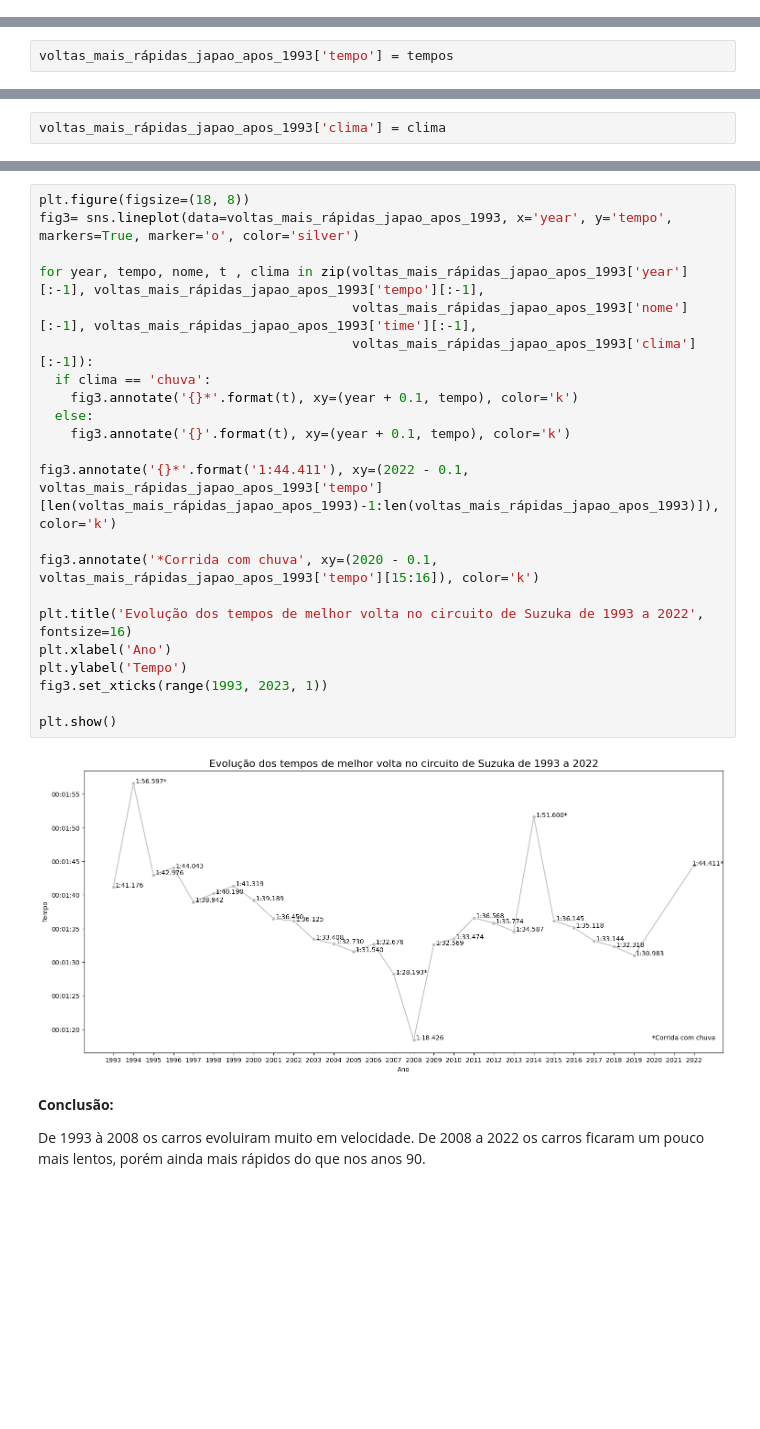
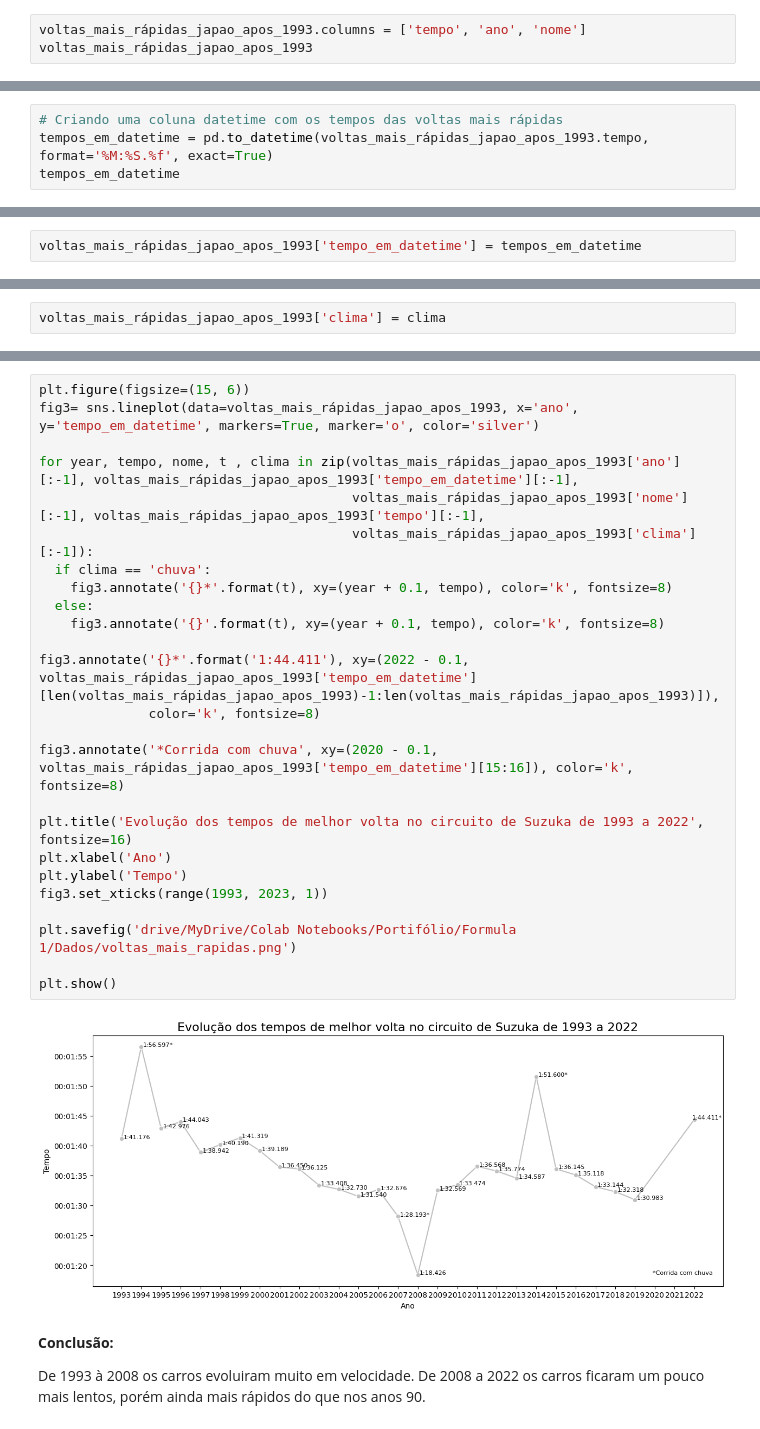
Before and after one commit to ewerton-lemes/Analise_de_dados_da_F1, a Jupyter notebook: Análise_de_dados_da_Formula_1.ipynb, the cells around one changed output, grey strips where cells are left out. Saved outputs shown, nothing was run; the diff lists cells and outputs as text; blank space fills up the shorter version.

```diff
--- a/Análise_de_dados_da_Formula_1.ipynb
+++ b/Análise_de_dados_da_Formula_1.ipynb
@@ -790,3 +815,6 @@ completa_tempos_minimos
 voltas_mais_rápidas_japao_apos_1993 = pd.concat([tempos_minimos, completa_tempos_minimos]).sort_values(by='year')
 # %%
 voltas_mais_rápidas_japao_apos_1993.drop('milliseconds', axis = 1, inplace=True)
+# %%
+voltas_mais_rápidas_japao_apos_1993.columns = ['tempo', 'ano', 'nome']
+voltas_mais_rápidas_japao_apos_1993
@@ -792,0 +852,4 @@ voltas_mais_rápidas_japao_apos_1993.drop('milliseconds', axis = 1, inplace=True
+# %%
+# Criando uma coluna datetime com os tempos das voltas mais rápidas
+tempos_em_datetime = pd.to_datetime(voltas_mais_rápidas_japao_apos_1993.tempo, format='%M:%S.%f', exact=True)
+tempos_em_datetime
@@ -793,3 +874,5 @@ voltas_mais_rápidas_japao_apos_1993.drop('milliseconds', axis = 1, inplace=True
+# %%
+voltas_mais_rápidas_japao_apos_1993['tempo_em_datetime'] = tempos_em_datetime
 # %%
 voltas_mais_rápidas_japao_apos_1993
 # %% [output]
@@ -862,2 +895,0 @@ voltas_mais_rápidas_japao_apos_1993['time'][0][5:9]
-# %%
-voltas_mais_rápidas_japao_apos_1993['tempo'] = tempos
@@ -904,27 +918,30 @@ memory usage: 2.4+ KB
 # %%
-plt.figure(figsize=(18, 8))
-fig3= sns.lineplot(data=voltas_mais_rápidas_japao_apos_1993, x='year', y='tempo', markers=True, marker='o', color='silver')
+plt.figure(figsize=(15, 6))
+fig3= sns.lineplot(data=voltas_mais_rápidas_japao_apos_1993, x='ano', y='tempo_em_datetime', markers=True, marker='o', color='silver')
 
-for year, tempo, nome, t , clima in zip(voltas_mais_rápidas_japao_apos_1993['year'][:-1], voltas_mais_rápidas_japao_apos_1993['tempo'][:-1],
-                                        voltas_mais_rápidas_japao_apos_1993['nome'][:-1], voltas_mais_rápidas_japao_apos_1993['time'][:-1],
+for year, tempo, nome, t , clima in zip(voltas_mais_rápidas_japao_apos_1993['ano'][:-1], voltas_mais_rápidas_japao_apos_1993['tempo_em_datetime'][:-1],
+                                        voltas_mais_rápidas_japao_apos_1993['nome'][:-1], voltas_mais_rápidas_japao_apos_1993['tempo'][:-1],
                                         voltas_mais_rápidas_japao_apos_1993['clima'][:-1]):
   if clima == 'chuva':
-    fig3.annotate('{}*'.format(t), xy=(year + 0.1, tempo), color='k')
+    fig3.annotate('{}*'.format(t), xy=(year + 0.1, tempo), color='k', fontsize=8)
   else:
-    fig3.annotate('{}'.format(t), xy=(year + 0.1, tempo), color='k')
+    fig3.annotate('{}'.format(t), xy=(year + 0.1, tempo), color='k', fontsize=8)
 
-fig3.annotate('{}*'.format('1:44.411'), xy=(2022 - 0.1, voltas_mais_rápidas_japao_apos_1993['tempo'][len(voltas_mais_rápidas_japao_apos_1993)-1:len(voltas_mais_rápidas_japao_apos_1993)]), color='k')
+fig3.annotate('{}*'.format('1:44.411'), xy=(2022 - 0.1, voltas_mais_rápidas_japao_apos_1993['tempo_em_datetime'][len(voltas_mais_rápidas_japao_apos_1993)-1:len(voltas_mais_rápidas_japao_apos_1993)]),
+              color='k', fontsize=8)
 
-fig3.annotate('*Corrida com chuva', xy=(2020 - 0.1, voltas_mais_rápidas_japao_apos_1993['tempo'][15:16]), color='k')
+fig3.annotate('*Corrida com chuva', xy=(2020 - 0.1, voltas_mais_rápidas_japao_apos_1993['tempo_em_datetime'][15:16]), color='k', fontsize=8)
 
 plt.title('Evolução dos tempos de melhor volta no circuito de Suzuka de 1993 a 2022', fontsize=16)
 plt.xlabel('Ano')
 plt.ylabel('Tempo')
 fig3.set_xticks(range(1993, 2023, 1))
 
+plt.savefig('drive/MyDrive/Colab Notebooks/Portifólio/Formula 1/Dados/voltas_mais_rapidas.png')
+
 plt.show()
 # %% [output]
-[figure, old version]
+[figure, new version]
 # %% [markdown]
 **Conclusão:**
 
```
Also changed, not shown: parts of 45 cells of this notebook.
